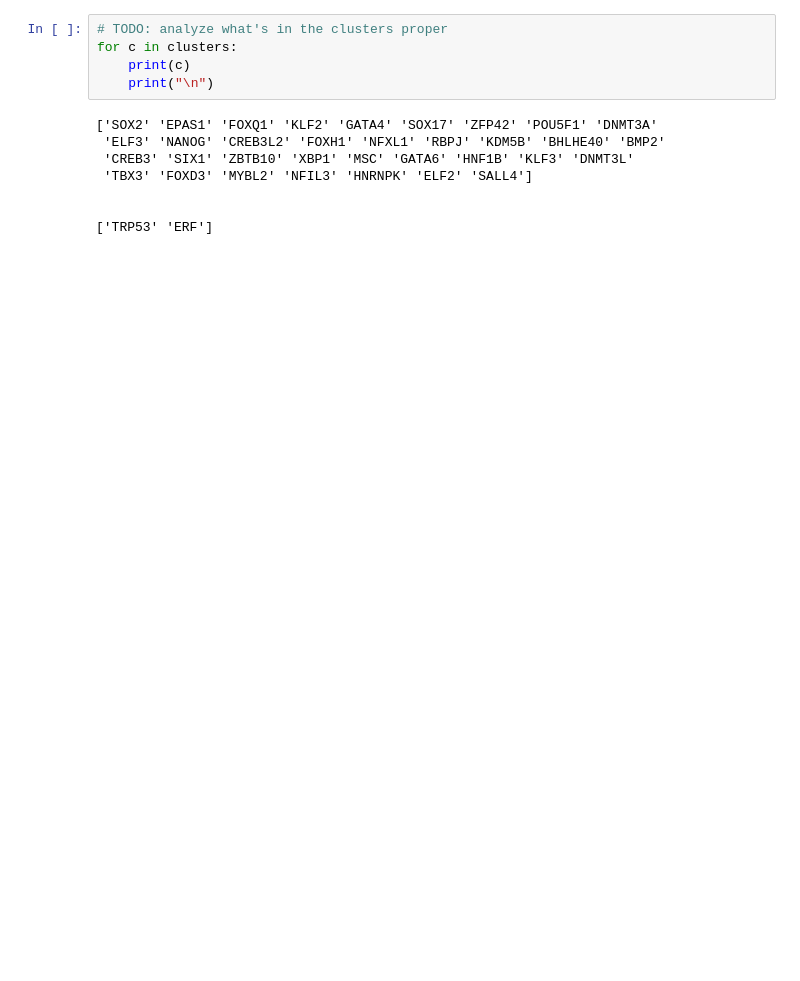
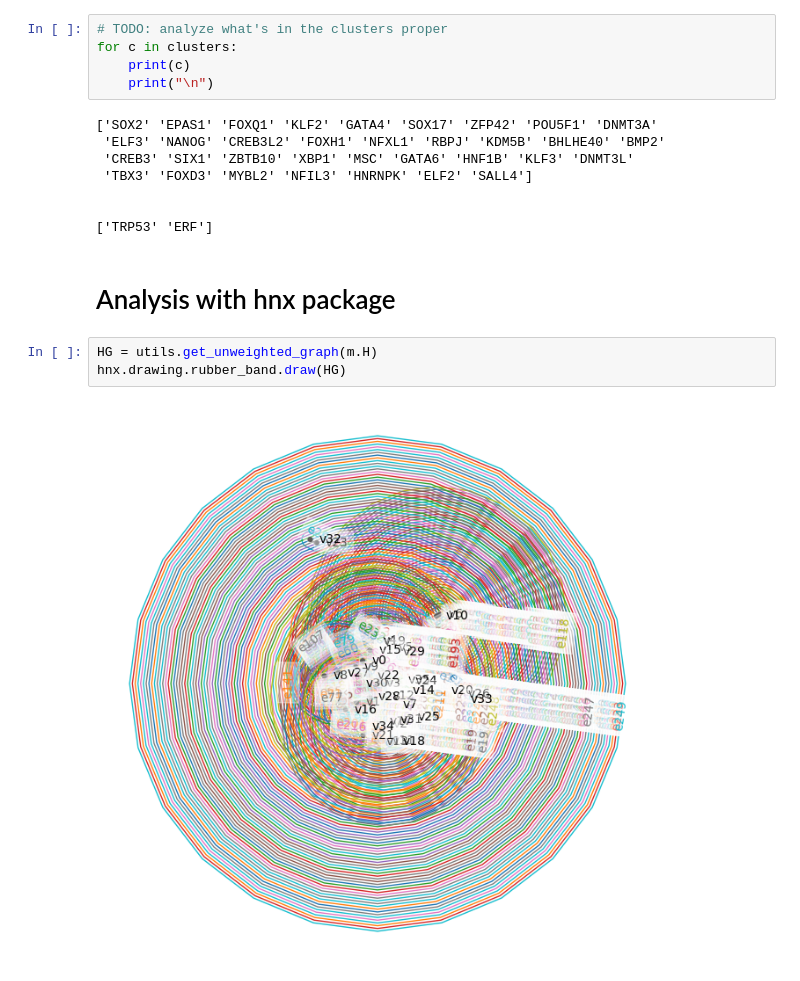
Before and after one commit to Dennis-Bersenev/scPectral, a Jupyter notebook: scPectral/mESCsResult.ipynb, the cells around one changed output. Cells and saved outputs as stored; diff of their text form; blank space fills up the shorter version.

```diff
--- a/scPectral/mESCsResult.ipynb
+++ b/scPectral/mESCsResult.ipynb
@@ -119,3 +82,10 @@ for c in clusters:
 
 
 ['TRP53' 'ERF']
+# %% [markdown]
+# Analysis with hnx package
+# %%
+HG = utils.get_unweighted_graph(m.H)
+hnx.drawing.rubber_band.draw(HG)
+# %% [output]
+[figure, added]
```
Also changed, not shown: parts of 12 cells of this notebook, 2 other files.
